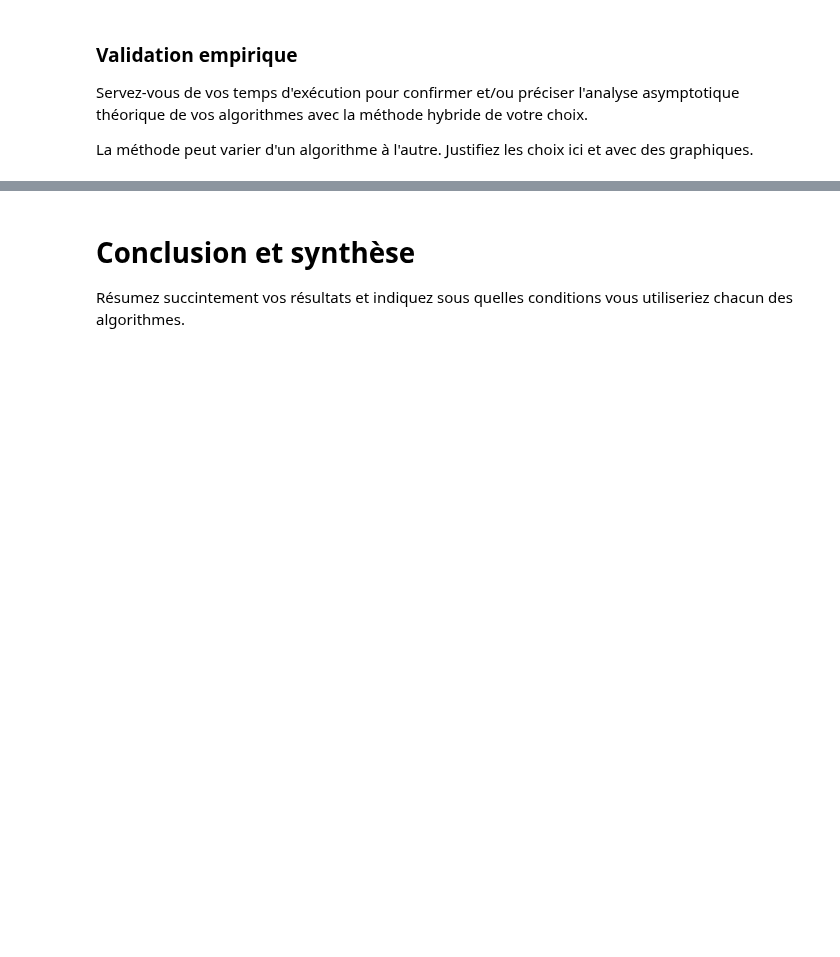
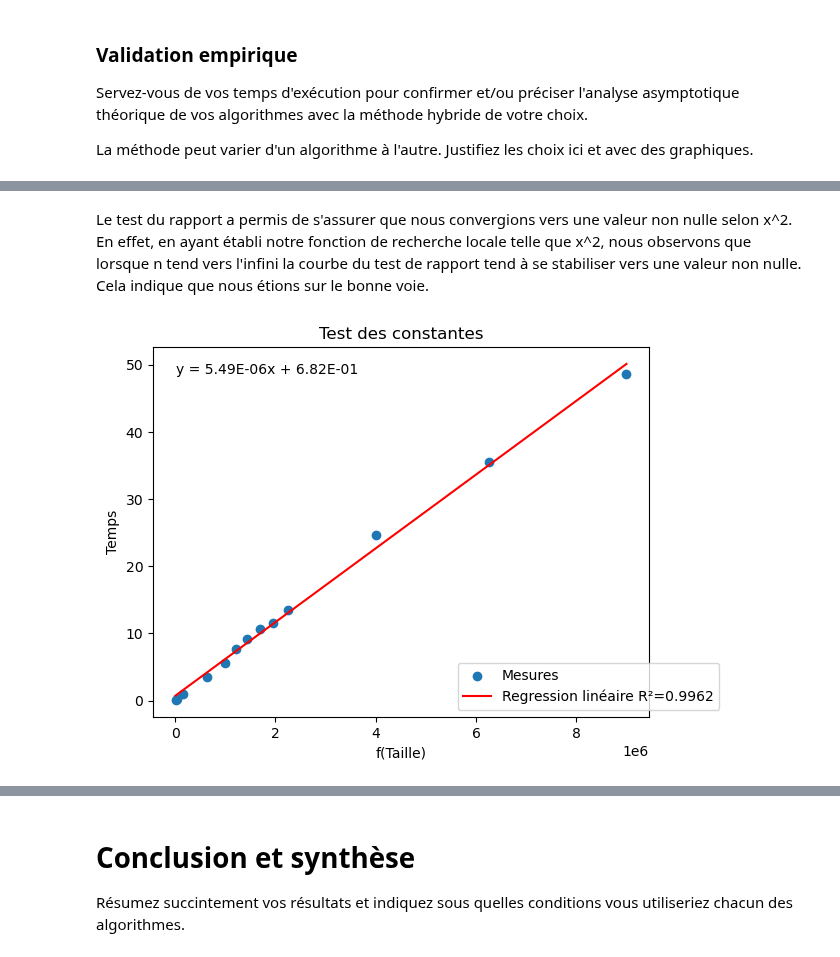
Before and after one commit to simden012/INF8775_Labs, a Jupyter notebook: TP2/TP2-H24.ipynb, the cells around one changed output, grey strips where cells are left out. Drawn from its saved outputs; the diff is of its cells as text; code cells hidden in the pictures; blank space fills up the shorter version.

```diff
--- a/TP2/TP2-H24.ipynb
+++ b/TP2/TP2-H24.ipynb
@@ -595,0 +613,6 @@ La méthode peut varier d'un algorithme à l'autre. Justifiez les choix ici et a
+# %% [markdown]
+Le test du rapport a permis de s'assurer que nous convergions vers une valeur non nulle selon x^2. En effet, en ayant établi notre fonction de recherche locale telle que x^2, nous observons que lorsque n tend vers l'infini la courbe du test de rapport tend à se stabiliser vers une valeur non nulle. Cela indique que nous étions sur le bonne voie.
+# %%
+display_test_constantes(values_test_contantes(measures_recherche_locale, f_recherche_locale))
+# %% [output]
+[figure, added]
```
Also changed, not shown: parts of 10 cells of this notebook.
